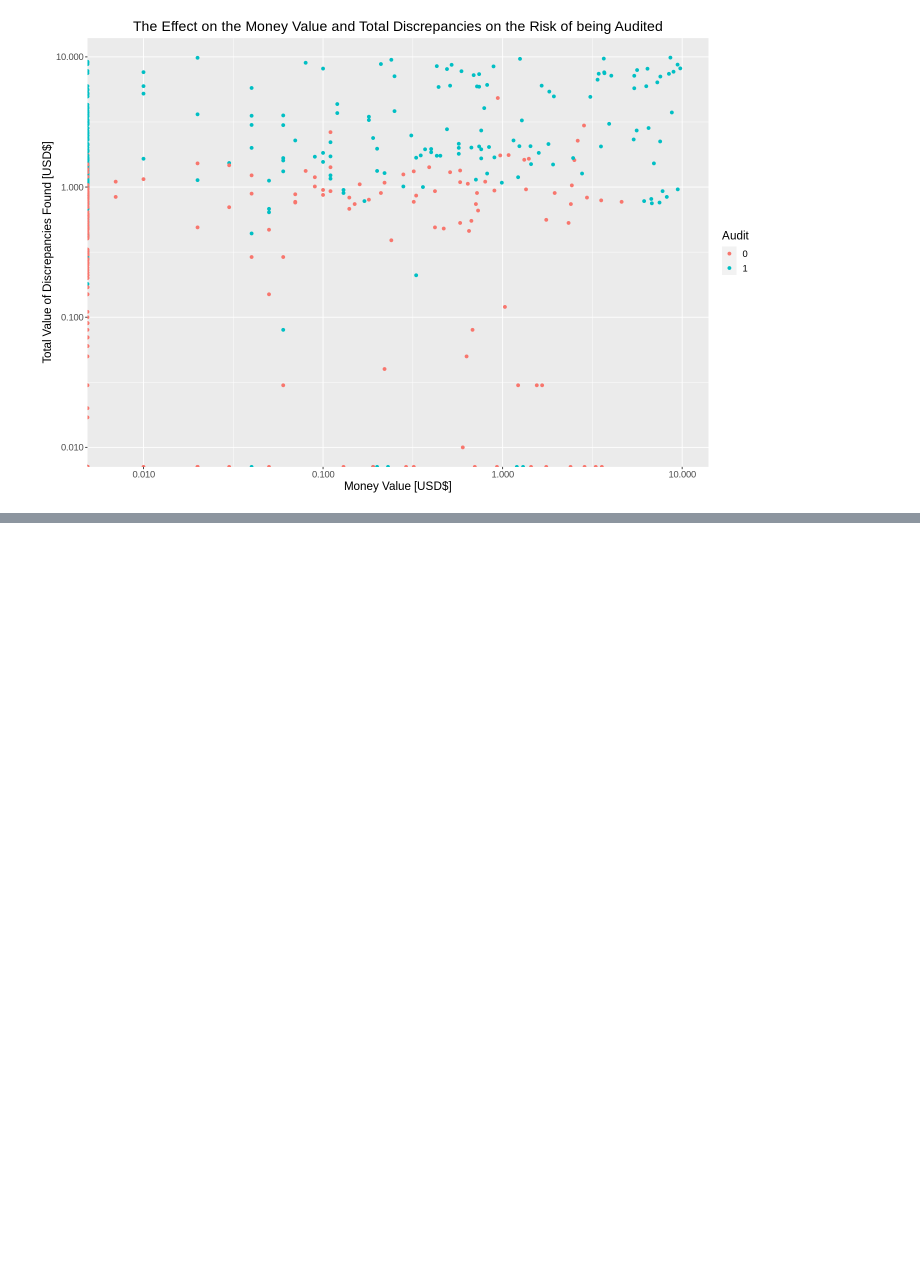
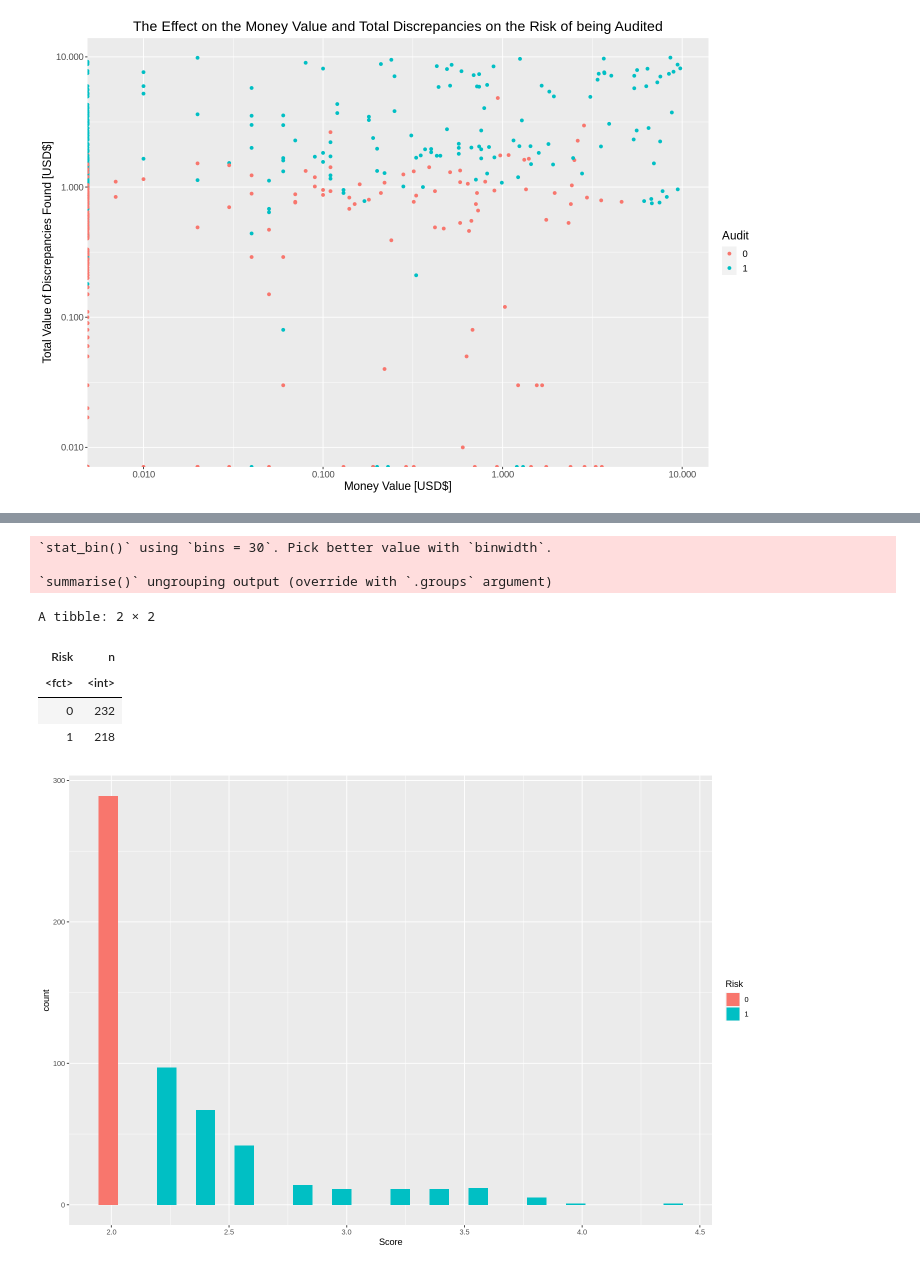
Before and after one commit to fulleraltamiranoe/audit_data, a Jupyter notebook: Audit.ipynb, the cells around one changed output, grey strips where cells are left out. Saved outputs shown, nothing was run; the diff lists cells and outputs as text; code cells hidden in the pictures; blank space fills up the shorter version.

```diff
--- a/Audit.ipynb
+++ b/Audit.ipynb
@@ -343,0 +383,11 @@ Prediction  0  1
+# %%
+#we split data as usually, but I prefer to use 80% of data to see if we can get a accurate model.
+audit_split4 <- initial_split(audit_trial4, prop = 0.8, strata = Risk)
+audit_train4 <- training(audit_split4)
+audit_test4 <- testing(audit_split4)
+
+#when I count for the number of frauds and non-frauds firms, much more fraud company existed in the training dataset.
+counts <- audit_train4 %>%
+    group_by(Risk) %>%
+    summarize(n = n())
+counts
@@ -343,0 +401,36 @@ Prediction  0  1
+# %%
+options(repr.plot.width = 12, repr.plot.height = 8)
+library(scales)
+#So we can try to filter up the dataset to make the numbers more even.
+#Keep the reasonable filter Total and Money value both smaller than 10
+audit_trial4.1 <- audit_trial_data %>%
+    mutate(Risk = as_factor(Risk)) %>%
+    filter(Score<5 , TOTAL <10, Money_Value <10)
+
+
+#plot histogram again
+audit_plot_4.1 <- ggplot(audit_trial4.1, aes(x = Score, fill=Risk)) +
+  geom_histogram()
+
+audit_plot_4.1
+
+#we split data as usually.
+audit_split4.1 <- initial_split(audit_trial4.1, prop = 0.8, strata = Risk)
+audit_train4.1 <- training(audit_split4.1)
+audit_test4.1 <- testing(audit_split4.1)
+
+#count the number of firms in training dataset again. Now the numbers are closed.
+counts_4.1 <- audit_train4.1 %>%
+    group_by(Risk) %>%
+    summarize(n = n())
+counts_4.1
+# %% [output]
+`stat_bin()` using `bins = 30`. Pick better value with `binwidth`.
+
+`summarise()` ungrouping output (override with `.groups` argument)
+A tibble: 2 × 2
+| Risk | n |
+| <fct> | <int> |
+| 0 | 232 |
+| 1 | 218 |
+[figure, added]
```
Also changed, not shown: parts of 10 cells of this notebook.
